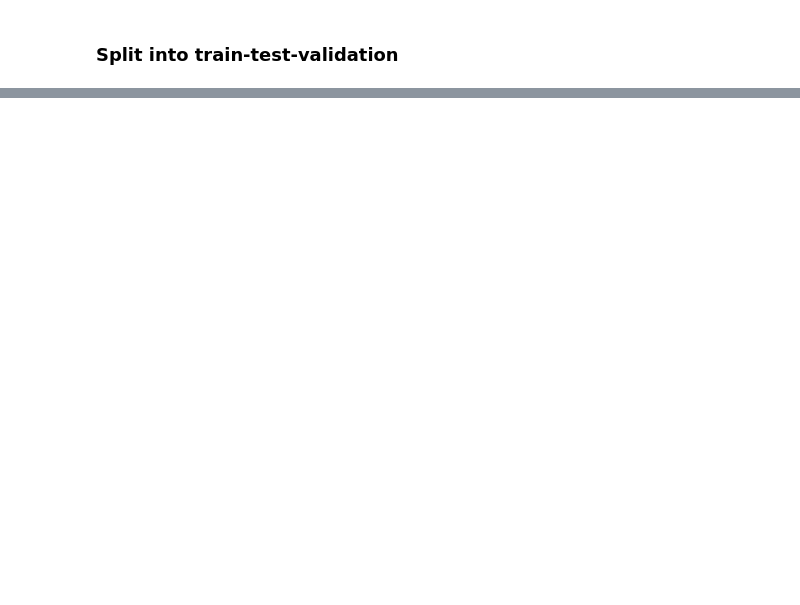
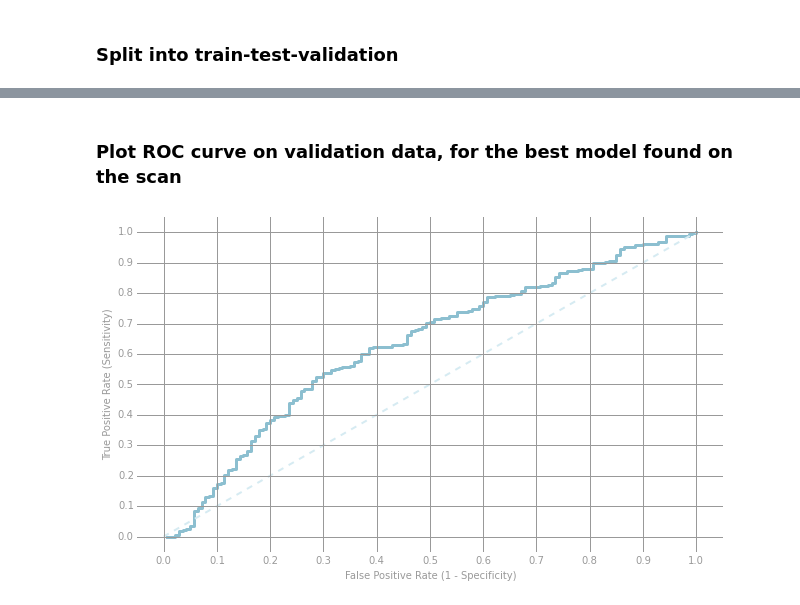
Before and after one commit to nikos-daniilidis/spark-kkwz, a Jupyter notebook: ipython-examples/prediction_model.ipynb, the cells around one changed output, grey strips where cells are left out. Saved outputs shown, nothing was run; the diff lists cells and outputs as text; code cells hidden in the pictures; blank space fills up the shorter version.

```diff
--- a/ipython-examples/prediction_model.ipynb
+++ b/ipython-examples/prediction_model.ipynb
@@ -4,6 +9,7 @@ from pyspark import SparkConf, SparkContext
 # %%
-conf = SparkConf().setMaster("local").setAppName("My App")
-sc = SparkContext(conf=conf)
+% matplotlib inline
+#conf = SparkConf().setMaster("local").setAppName("My App")
+#sc = SparkContext(conf=conf)
 # %% [markdown]
 ### Read data
 # %%
@@ -36,0 +252,17 @@ print rawData.take(1)
+# %%
+stepSizes = [7, 8, 9, 10, 11]
+regParams = [5e-3, 7.5e-3, 1e-2, 1.25e-2, 1.5e-2]
+for stepSize in stepSizes:
+    for regParam in regParams:
+        model = (LogisticRegressionWithSGD
+                 .train(labeledTrainData, numIters, stepSize, regParam=regParam, regType=regType,
+                        intercept=includeIntercept))
+        logLossVa = evaluateResults(model, labeledValidationData)
+        print ('\tstepSize = {0:.1f}, regParam = {1:.0e}: logloss = {2:.3f}'
+               .format(stepSize, regParam, logLossVa))
+        if (logLossVa < bestLogLoss):
+            bestModel = model
+            bestLogLoss = logLossVa
+
+print ('Validation Logloss:\n\tBaseline = {0:.3f}\n\tLogReg = {1:.3f}'
+       .format(logLossValBase, bestLogLoss))
@@ -36,0 +287,27 @@ print rawData.take(1)
+# %% [markdown]
+### Plot ROC curve on validation data, for the best model found on the scan
+# %%
+labelsAndScores = labeledValidationData.map(lambda lp:
+                                            (float(lp.label), getP(lp.features, bestModel.weights, bestModel.intercept)))
+labelsAndWeights = labelsAndScores.collect()
+labelsAndWeights.sort(key=lambda (k, v): v, reverse=True)
+labelsByWeight = np.array([k for (k, v) in labelsAndWeights])
+
+length = labelsByWeight.size
+truePositives = labelsByWeight.cumsum()
+numPositive = truePositives[-1]
+falsePositives = np.arange(1.0, length + 1, 1.) - truePositives
+
+truePositiveRate = truePositives / numPositive
+falsePositiveRate = falsePositives / (length - numPositive)
+
+# Generate layout and plot data
+fig, ax = preparePlot(np.arange(0., 1.1, 0.1), np.arange(0., 1.1, 0.1))
+ax.set_xlim(-.05, 1.05), ax.set_ylim(-.05, 1.05)
+ax.set_ylabel('True Positive Rate (Sensitivity)')
+ax.set_xlabel('False Positive Rate (1 - Specificity)')
+plt.plot(falsePositiveRate, truePositiveRate, color='#8cbfd0', linestyle='-', linewidth=3.)
+plt.plot((0., 1.), (0., 1.), linestyle='--', color='#d6ebf2', linewidth=2.)  # Baseline model
+pass
+# %% [output]
+[figure, added]
```
Also changed, not shown: parts of 20 cells of this notebook, 1 other file.
